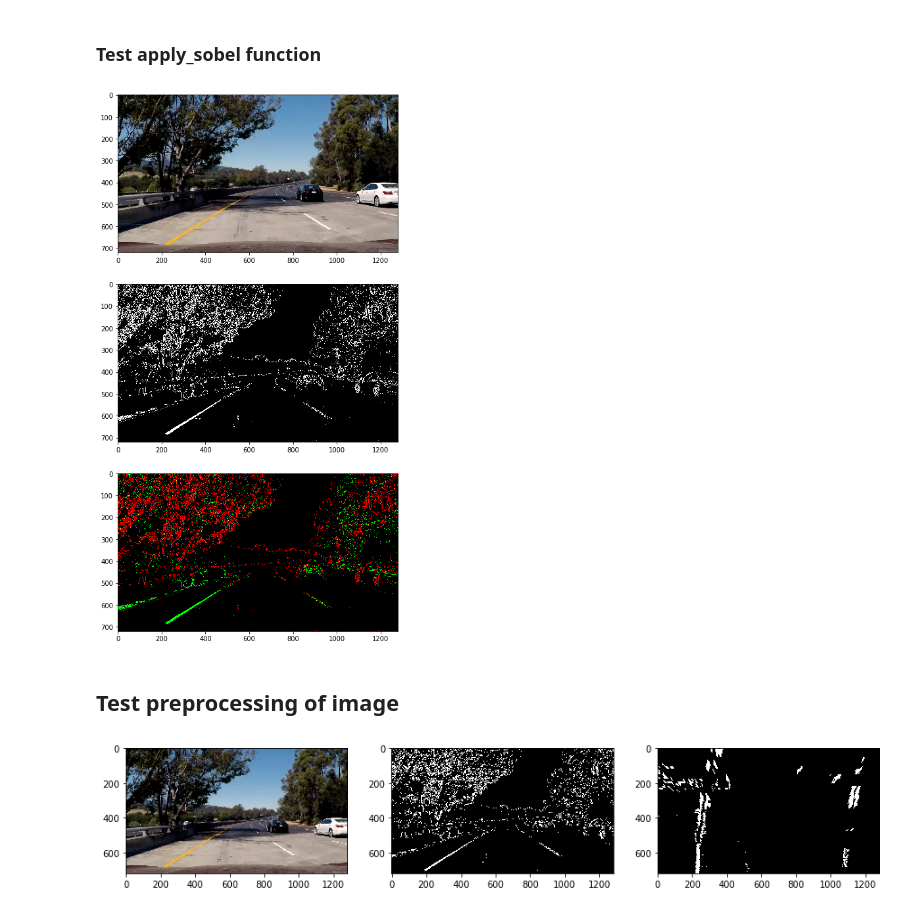
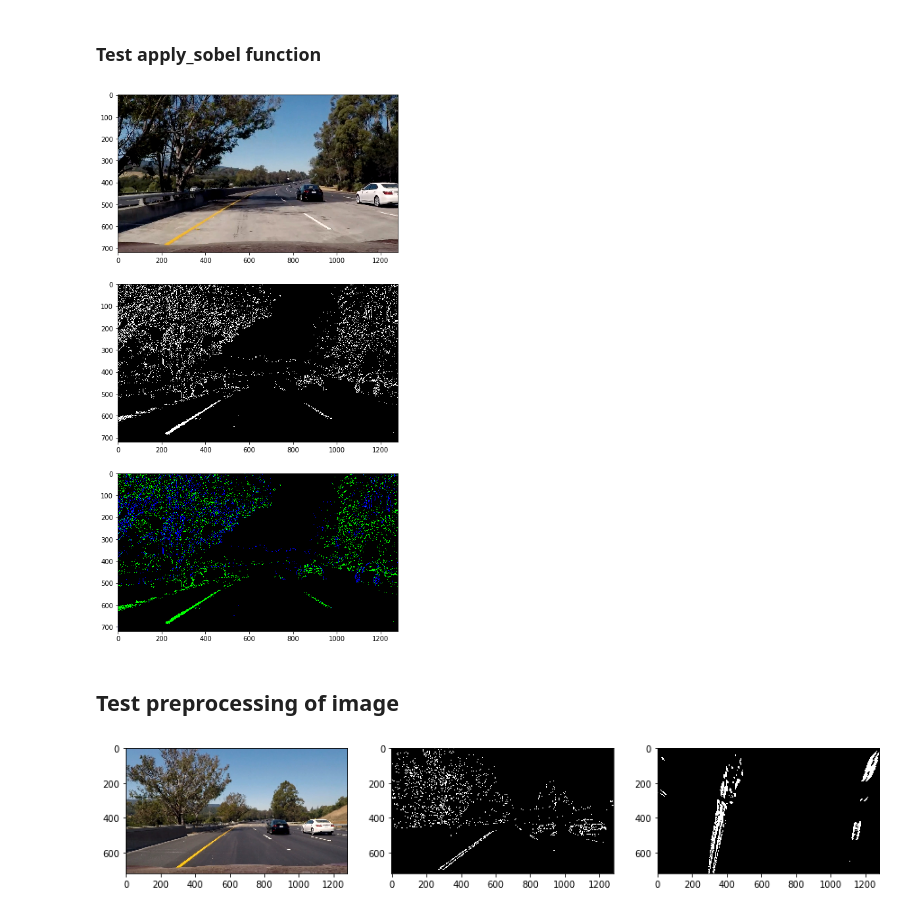
Before and after one commit to rekon/CarND-Finding_Lane_Lines_advanced, a Jupyter notebook: code1.ipynb, the cells around one changed output. Saved outputs shown, nothing was run; the diff lists cells and outputs as text; code cells hidden in the pictures.

Commit message:
Added sobel along direction and magnitude of saturation channel

```diff
--- a/code1.ipynb
+++ b/code1.ipynb
@@ -108,11 +108,38 @@ if image.shape:
 [figure]
 # %% [markdown]
 ## Color and Gradient Thresholding
+# %%
+import numpy as np
+
+def saturation_direction_magnitude(s_channel, d_threshold=(0, np.pi / 2), m_threshold=(0, 255), sobel_kernel=3):
+    # Taking the gradient in x and y separately
+    sobel_x = cv2.Sobel(s_channel, cv2.CV_64F, 1, 0, ksize=sobel_kernel)
+    sobel_y = cv2.Sobel(s_channel, cv2.CV_64F, 0, 1, ksize=sobel_kernel)
+
+    # Calculate the magnitude
+    magnitude = np.sqrt(sobel_x ** 2 + sobel_y ** 2)
+    # Scale to 8-bit (0 - 255) and convert to type = np.uint8
+    magnitude = (magnitude * 255 / np.max(magnitude)).astype(np.uint8)
+    # Create a binary mask where mag thresholds are met
+    m_mask = np.zeros_like(magnitude)
+    m_mask[(magnitude >= m_threshold[0]) & (magnitude <= m_threshold[1])] = 1
+
+    # Take the absolute value of the x and y gradients and calculate the direction of the gradient
+    direction = np.arctan2(np.absolute(sobel_y), np.absolute(sobel_x))
+    # Create a binary mask where direction thresholds are met
+    d_mask = np.zeros_like(direction,dtype=np.uint8)
+    # Return this mask as your binary_output image
+    d_mask[(direction >= d_threshold[0]) & (direction <= d_threshold[1])] = 1
+
+    mask = np.zeros_like(s_channel,dtype=np.uint8)
+    mask[((d_mask==1) & (m_mask==1))] = 1
+
+    return mask
 # %%
 import cv2
 import matplotlib.pyplot as plt
 import numpy as np
-def apply_sobel(img, s_thresh=(170, 245), x_thresh=(30, 120)):
+def apply_sobel(img, s_thresh=(170, 245), x_thresh=(50, 120), s_d_thresh=(0.8,1.3), s_m_thresh=(50,100)):
     # Convert to HLS color space and separate the H,S channel
     hls = cv2.cvtColor(img, cv2.COLOR_BGR2HLS).astype(np.float)
     h_channel = hls[:,:,0]
@@ -130,14 +157,18 @@ def apply_sobel(img, s_thresh=(170, 245), x_thresh=(30, 120)):
 
 
     # Threshold saturation channel
+    s_color = np.zeros_like(s_channel, dtype=np.uint8)
+    s_color[(s_channel >= s_thresh[0]) & (s_channel <= s_thresh[1])] = 1
+    s_dm = saturation_direction_magnitude(s_channel, s_d_thresh, s_m_thresh)
+
     s_binary = np.zeros_like(s_channel, dtype=np.uint8)
-    s_binary[(s_channel >= s_thresh[0]) & (s_channel <= s_thresh[1])] = 1
+    s_binary[(s_color == 1) | (s_dm == 1)] = 1
 
     # Stack each channel using np.dstack
-    color_binary = np.dstack((  x_binary, s_binary, np.zeros_like(s_binary, dtype=np.uint8)))*255
+    color_binary = np.dstack(( np.zeros_like(s_binary, dtype=np.uint8), s_binary, x_binary ))*255
 
     combined_binary = np.zeros_like(x_binary, dtype=np.uint8)
-    combined_binary[(s_binary == 1) | (x_binary == 1)] = 1
+    combined_binary[(s_binary == 1) | (x_binary == 1) ] = 1
     return combined_binary,color_binary
 # %% [markdown]
 ### Test apply_sobel function
@@ -156,35 +187,35 @@ plt.subplot(3,1,3)
 plt.imshow( color )
 plt.show()
 # %% [output]
-[figure, old version]
+[figure, new version]
 # %% [markdown]
 ## Test preprocessing of image
 # %%
 import cv2
 import matplotlib.pyplot as plt
 
 def preprocess_image( img ):
     if type(PERSPECTIVE_MATRIX) == None or type(DIST_COEFF) == None or type(DIST_MATRIX) == None or type(INV_PERSPECTIVE_MATRIX) == None:
         print("Pipeline won't work as either one of PERSPECTIVE_MATRIX, DIST_COEFF, DIST_MATRIX, INV_PERSPECTIVE_MATRIX is None")
     else:
         plt.figure(figsize=(15,10))
         plt.subplot(1,3,1)
         plt.imshow(get_mp_image(img))
 
         undistorted_image = cv2.undistort(img, DIST_MATRIX, DIST_COEFF, None, DIST_MATRIX)
-        sobeled_image, sobeled_image_color = apply_sobel( undistorted_image )
+        sobeled_image, sobeled_image_color = apply_sobel( undistorted_image, (170,245), (50,150))
 
         plt.subplot(1,3,2)
         plt.imshow(sobeled_image,cmap='gray')
 
         warped_image = cv2.warpPerspective(sobeled_image, PERSPECTIVE_MATRIX, (img.shape[1],img.shape[0]), flags=cv2.INTER_LINEAR )
 
 
         plt.subplot(1,3,3)
         plt.imshow(warped_image,cmap='gray')
         return warped_image
 
-image = cv2.imread('./test_images/test5.jpg')
+image = cv2.imread('./test_images/test6.jpg')
 preprocessed_image = preprocess_image( image )
 # %% [output]
-[figure, old version]
+[figure, new version]
```
